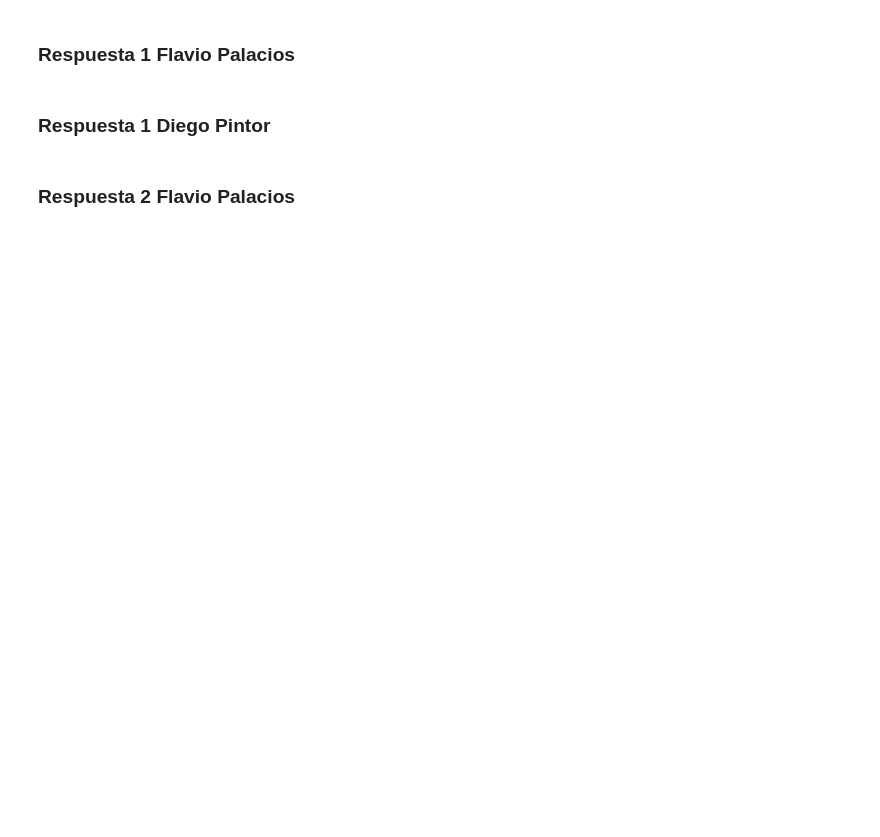
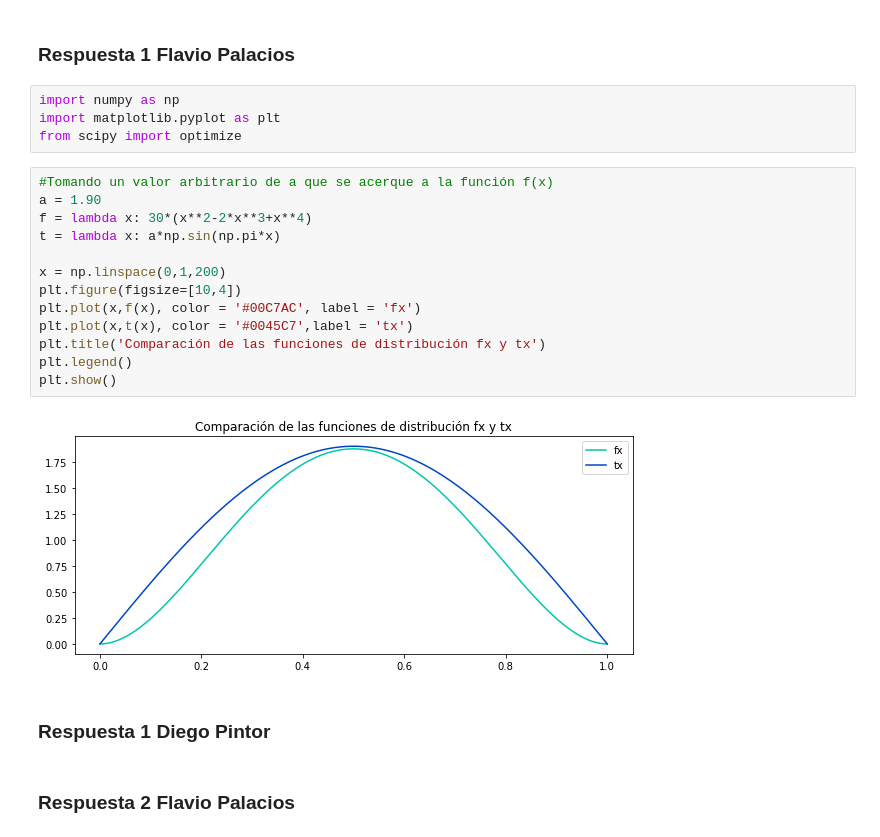
Before and after one commit to Palacios-F/ProyectoConjunto_PalaciosFC_PintorD, a Jupyter notebook: Tarea 6.ipynb, the cells around one changed output. Drawn from its saved outputs; the diff is of its cells as text; blank space fills up the shorter version.

```diff
--- a/Tarea 6.ipynb
+++ b/Tarea 6.ipynb
@@ -36,5 +75,24 @@ usando el método de aceptación y rechazo
 # %% [markdown]
 ### Respuesta 1 Flavio Palacios
+# %%
+import numpy as np
+import matplotlib.pyplot as plt
+from scipy import optimize
+# %%
+#Tomando un valor arbitrario de a que se acerque a la función f(x)
+a = 1.90
+f = lambda x: 30*(x**2-2*x**3+x**4)
+t = lambda x: a*np.sin(np.pi*x)
+
+x = np.linspace(0,1,200)
+plt.figure(figsize=[10,4])
+plt.plot(x,f(x), color = '#00C7AC', label = 'fx')
+plt.plot(x,t(x), color = '#0045C7',label = 'tx')
+plt.title('Comparación de las funciones de distribución fx y tx')
+plt.legend()
+plt.show()
+# %% [output]
+[figure, added]
 # %% [markdown]
 ### Respuesta 1 Diego Pintor
 # %% [markdown]
```
Also changed, not shown: parts of 18 cells of this notebook, 1 other file.
